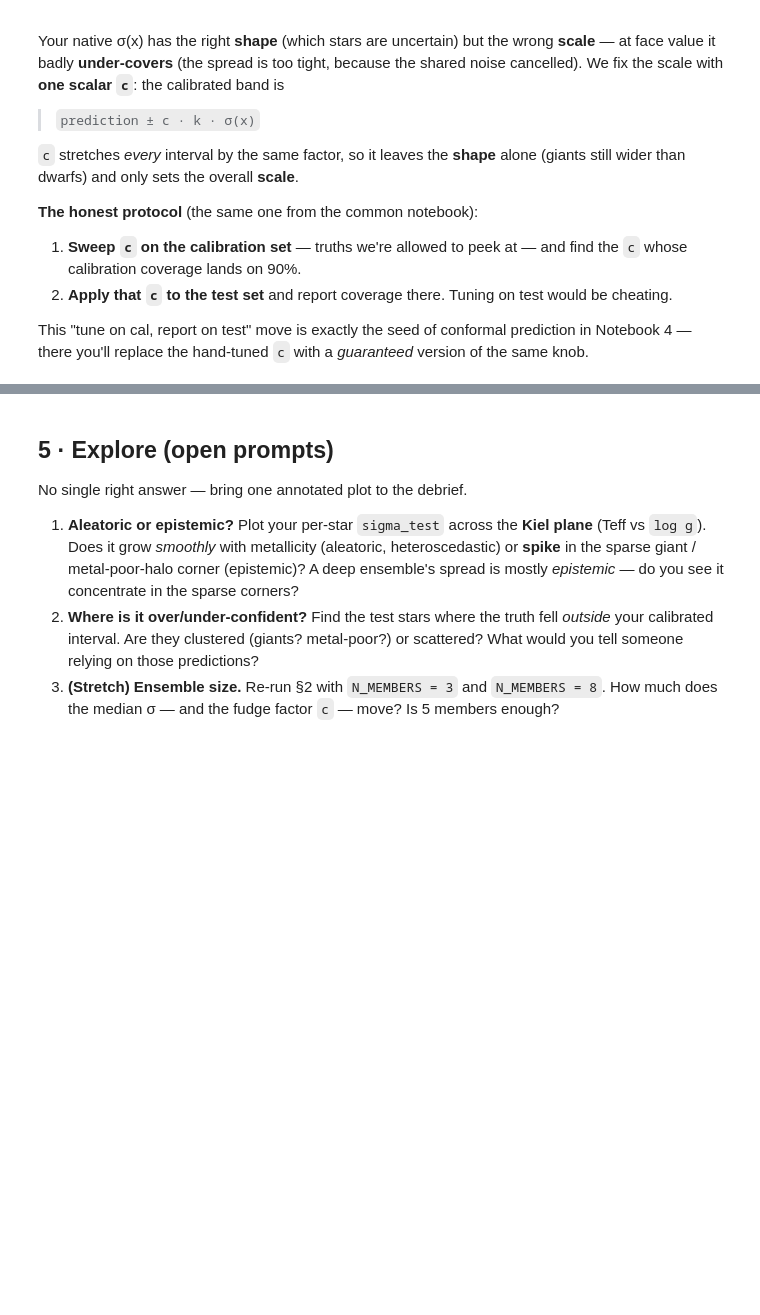
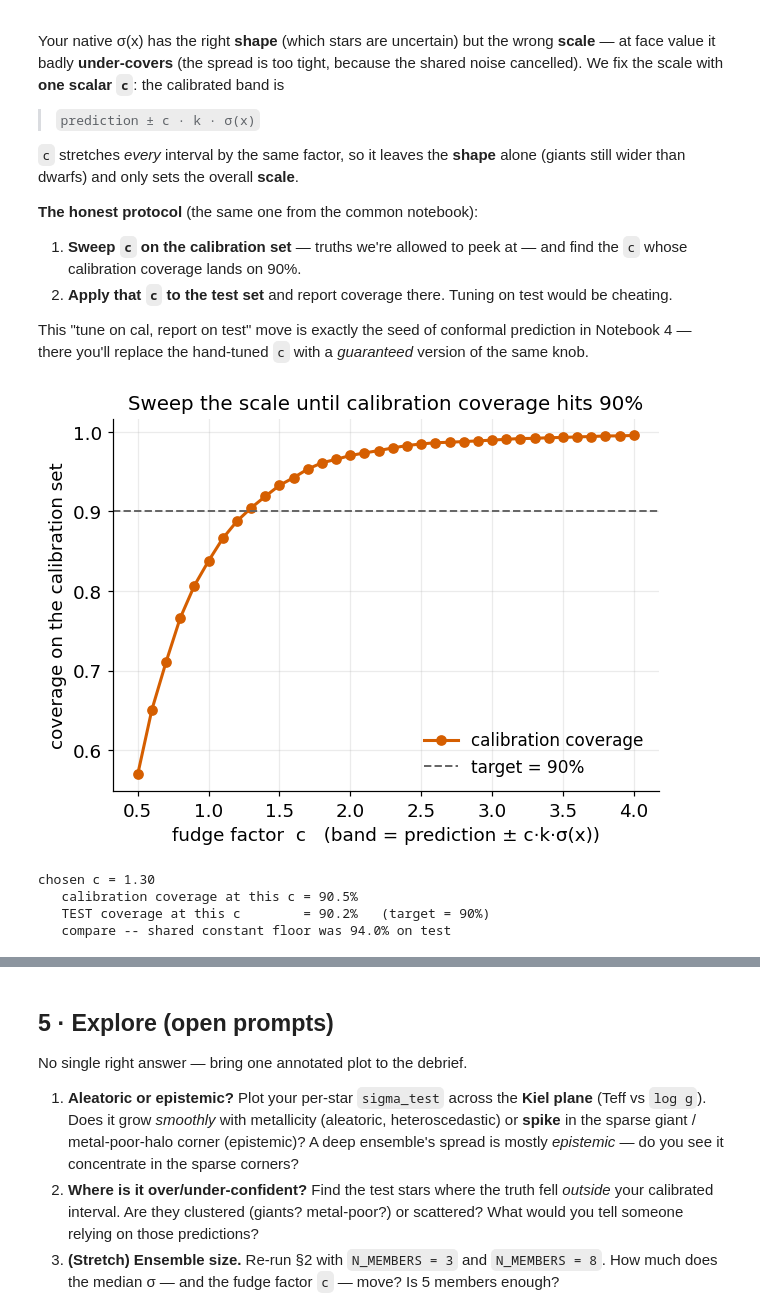
Before and after one commit to spy772/utssrp-2026, a Jupyter notebook: 03c_uncertainty_neural_net.ipynb, the cells around one changed output, grey strips where cells are left out. Drawn from its saved outputs; the diff is of its cells as text; code cells hidden in the pictures; blank space fills up the shorter version.

```diff
--- a/03c_uncertainty_neural_net.ipynb
+++ b/03c_uncertainty_neural_net.ipynb
@@ -679,17 +690,39 @@ SUBSAMPLE = 5000                                # train each member on this many
 
 rng = np.random.default_rng(0)
 sub = rng.permutation(sp["X_train"].shape[0])[:SUBSAMPLE]   # a fixed random slice of the training stars
-X_sub, y_sub = sp["X_train"][sub], y_train_feh[sub]
-print(f"training {N_MEMBERS} networks on {X_sub.shape[0]:,} stars each ...")
+Xn_sub, y_sub = sp["X_train"][sub], y_train_feh[sub]
+print(f"finding posteriors on {Xn_sub.shape[0]:,} stars for test and cal ...")
 
 cal_members, test_members = [], []
-with warnings.catch_warnings():
-    warnings.simplefilter("ignore")             # MLP convergence chatter on a small subsample is expected
-    for s in range(N_MEMBERS):
-        m = make_model("nn", random_state=s)    # SAME architecture as your tuned net, different seed
-        m.fit(X_sub, y_sub)
-        cal_members.append(m.predict(sp["X_cal"]))      # this member's prediction on the cal stars
-        test_members.append(m.predict(sp["X_test"]))    # ... and on the test stars
+# with warnings.catch_warnings():
+#     warnings.simplefilter("ignore")             # MLP convergence chatter on a small subsample is expected
+#     for s in range(N_MEMBERS):
+#         m = make_model("nn", random_state=s)    # SAME architecture as your tuned net, different seed
+#         m.fit(X_sub, y_sub)
+#         cal_members.append(m.predict(sp["X_cal"]))      # this member's prediction on the cal stars
+#         test_members.append(m.predict(sp["X_test"]))    # ... and on the test stars
+# cal_members  = np.stack(cal_members)            # shape (N_MEMBERS, n_cal)
+# test_members = np.stack(test_members)           # shape (N_MEMBERS, n_test)
+
+# Xpn_pca = pca.transform(Xpn)                             # ← PCA transform (same fitted pca)
+# Xpn_t  = torch.tensor(Xpn_pca, dtype=torch.float32)     # ← convert to tensor
+
+N_SAMPLES = 200
+for s in range(N_MEMBERS):
+        cal_members.append(np.array([
+            pipe.sample(                                     # ← posterior not pipe
+                (N_SAMPLES,), x=sp["X_cal"][i], show_progress_bars=False
+            )[:, 0].median().item()
+            for i in range(len(sp["X_cal"]))
+        ]))
+
+        test_members.append(np.array([
+            pipe.sample(                                     # ← posterior not pipe
+                (N_SAMPLES,), x=sp["X_test"][i], show_progress_bars=False
+            )[:, 0].median().item()
+            for i in range(len(sp["X_test"]))
+        ]))
+
 cal_members  = np.stack(cal_members)            # shape (N_MEMBERS, n_cal)
 test_members = np.stack(test_members)           # shape (N_MEMBERS, n_test)
 
@@ -748,31 +786,37 @@ you'll replace the hand-tuned `c` with a *guaranteed* version of the same knob.
 # %%
 # Sweep the fudge factor c on the CALIBRATION set, then read coverage on test.
 # (Native sigma UNDER-covers at c=1, so expect the crossing to be at c > 1.)
 c_grid = np.linspace(0.5, 4.0, 36)
 cal_cov = np.array([empirical_coverage(y_cal_feh,
                                        y_pred_cal - c * k * sigma_cal,
                                        y_pred_cal + c * k * sigma_cal) for c in c_grid])
 
 fig, ax = plt.subplots()
 ax.plot(c_grid, cal_cov, "o-", color=COLORS["nn"], label="calibration coverage")
 ax.axhline(TARGET_LEVEL, ls="--", color="0.4", lw=1.3, label=f"target = {TARGET_LEVEL:.0%}")
 ax.set_xlabel(r"fudge factor  c   (band = prediction ± c·k·σ(x))")
 ax.set_ylabel("coverage on the calibration set")
 ax.set_title("Sweep the scale until calibration coverage hits 90%")
 ax.legend(); plt.show()
 
 # Read off the c where the calibration curve crosses the target line, then set it here:
-c_fudge = 1.0    # <- your turn: change this to the c that lands CAL coverage on 90% (it will be > 1)
+c_fudge = 1.3    # <- your turn: change this to the c that lands CAL coverage on 90% (it will be > 1)
 
 # Apply the SAME c to the TEST set and check coverage honestly.
 native_lower = y_pred_test - c_fudge * k * sigma_test
 native_upper = y_pred_test + c_fudge * k * sigma_test
 cov_native = empirical_coverage(y_test_feh, native_lower, native_upper)
 cal_cov_c  = empirical_coverage(y_cal_feh, y_pred_cal - c_fudge*k*sigma_cal, y_pred_cal + c_fudge*k*sigma_cal)
 print(f"chosen c = {c_fudge:.2f}")
 print(f"   calibration coverage at this c = {cal_cov_c:.1%}")
 print(f"   TEST coverage at this c        = {cov_native:.1%}   (target = {TARGET_LEVEL:.0%})")
 print(f"   compare -- shared constant floor was {cov_shared:.1%} on test")
+# %% [output]
+[figure, added]
+chosen c = 1.30
+   calibration coverage at this c = 90.5%
+   TEST coverage at this c        = 90.2%   (target = 90%)
+   compare -- shared constant floor was 94.0% on test
 # %% [markdown]
 ## 4 · Did it work? Coverage, reliability, and sharpness
 
```
Also changed, not shown: parts of 15 cells of this notebook, 8 other files.
